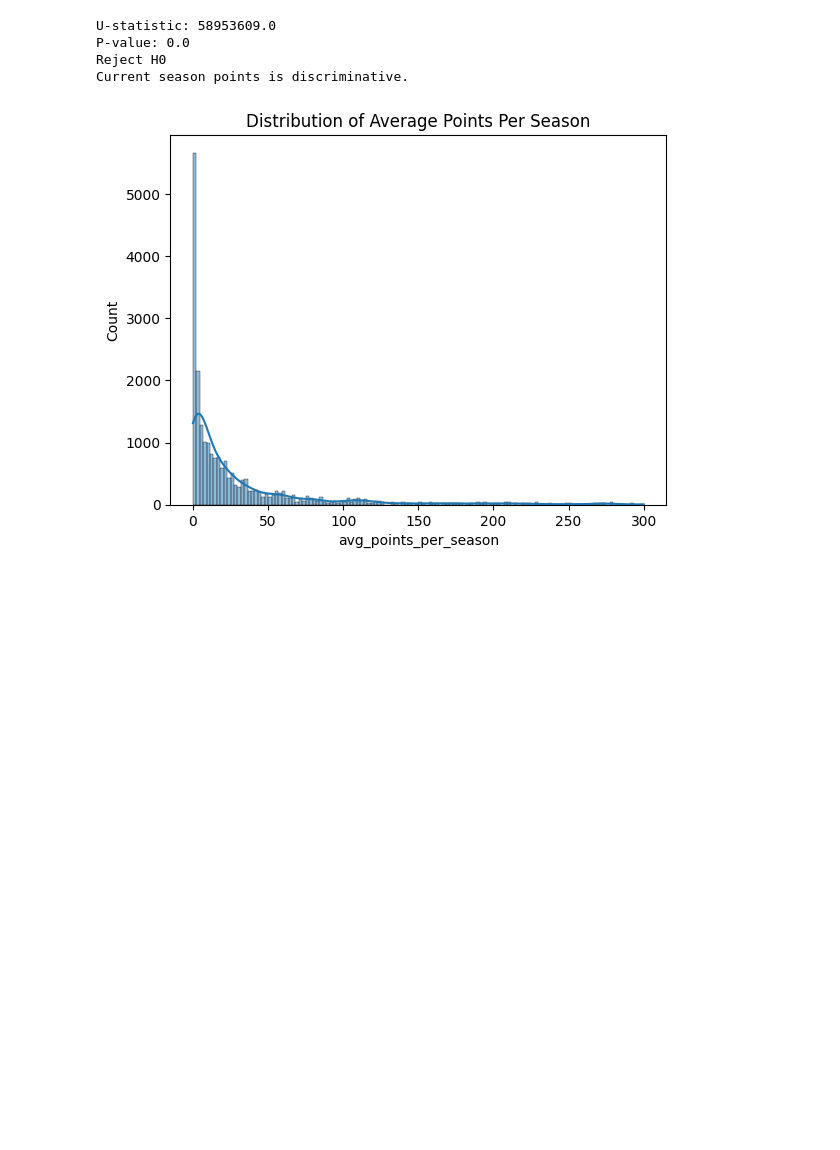
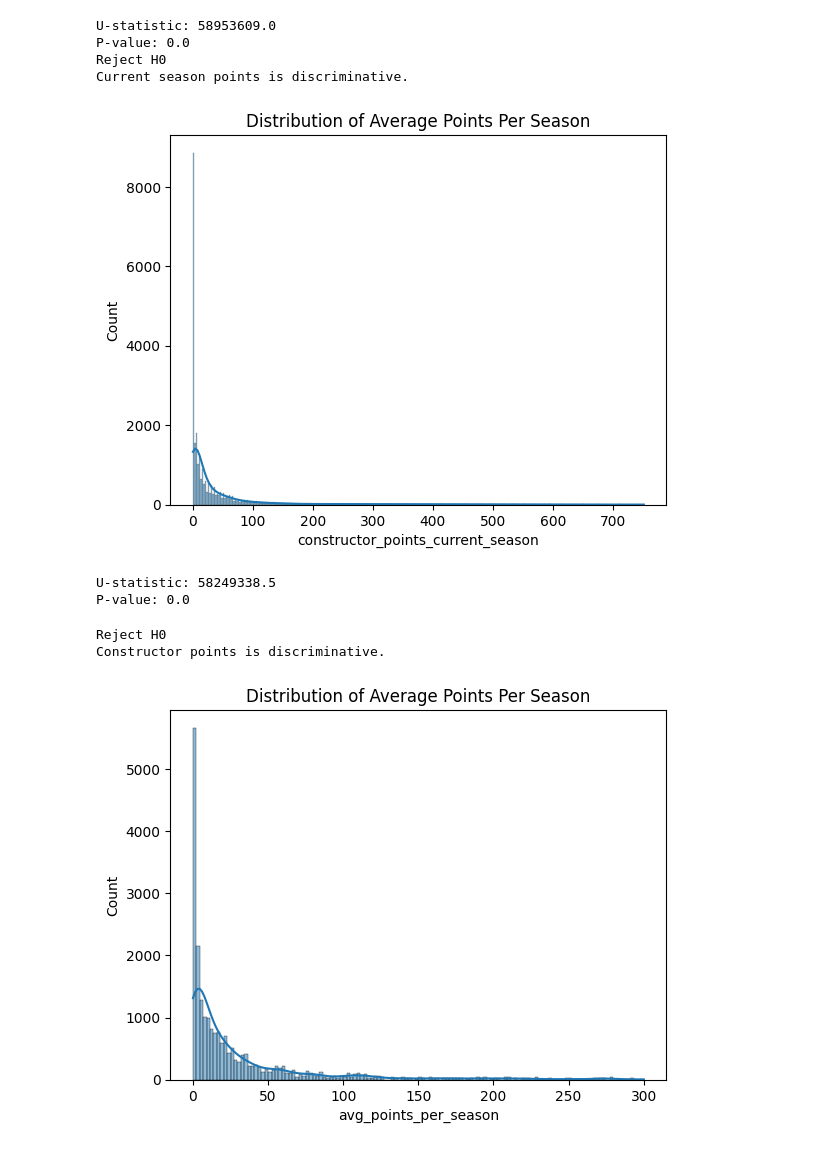
Before and after one commit to andersjohnsennn/F1-project, a Jupyter notebook: notebooks/04_classification_podium.ipynb, the cells around one changed output. Saved outputs shown, nothing was run; the diff lists cells and outputs as text; code cells hidden in the pictures; blank space fills up the shorter version.

```diff
--- a/notebooks/04_classification_podium.ipynb
+++ b/notebooks/04_classification_podium.ipynb
@@ -395,6 +395,54 @@ U-statistic: 58953609.0
 P-value: 0.0
 Reject H0
 Current season points is discriminative.
+# %%
+sns.histplot(
+    df["constructor_points_current_season"],
+    kde=True
+)
+
+plt.title("Distribution of Average Points Per Season")
+
+plt.show()
+# %% [output]
+[figure, added]
+# %%
+# Separate groups and remove NaNs
+
+podium_group = df[
+    df["podium"] == 1
+]["constructor_points_current_season"].dropna()
+
+non_podium_group = df[
+    df["podium"] == 0
+]["constructor_points_current_season"].dropna()
+
+# Mann-Whitney U test
+
+u_stat, p_value = mannwhitneyu(
+    podium_group,
+    non_podium_group,
+    alternative="two-sided"
+)
+
+print("U-statistic:", u_stat)
+print("P-value:", p_value)
+# %% [output]
+U-statistic: 58249338.5
+P-value: 0.0
+# %%
+alpha = 0.05
+
+if p_value < alpha:
+    print("Reject H0")
+    print("Constructor points is discriminative.")
+    descriminative_numerical_features.append("constructor_points_current_season")
+else:
+    print("Fail to reject H0")
+    print("Constructor points is class independent.")
+# %% [output]
+Reject H0
+Constructor points is discriminative.
 # %%
 sns.histplot(
     df["avg_points_per_season"],
```
Also changed, not shown: parts of 6 cells of this notebook, 1 other file.
